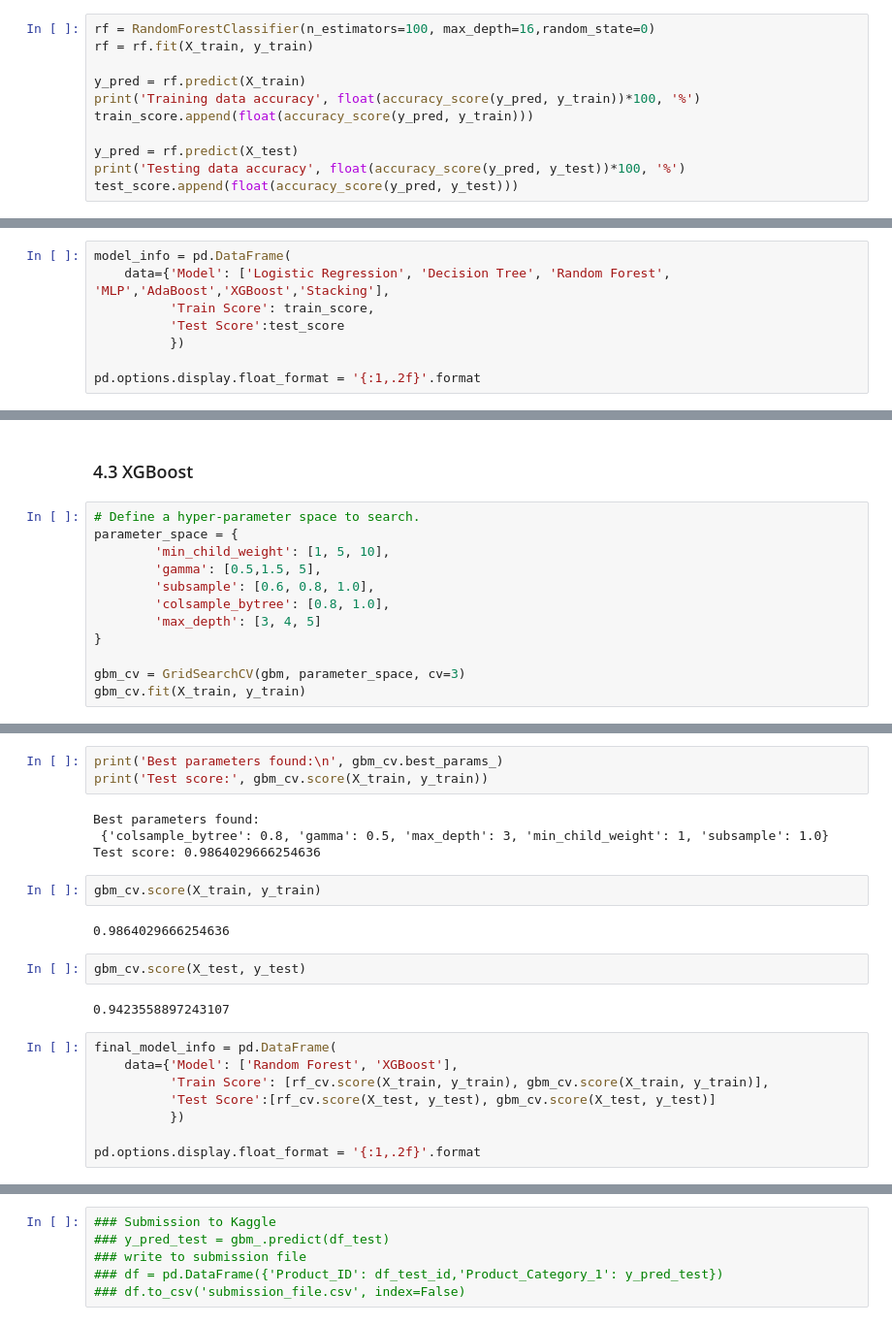
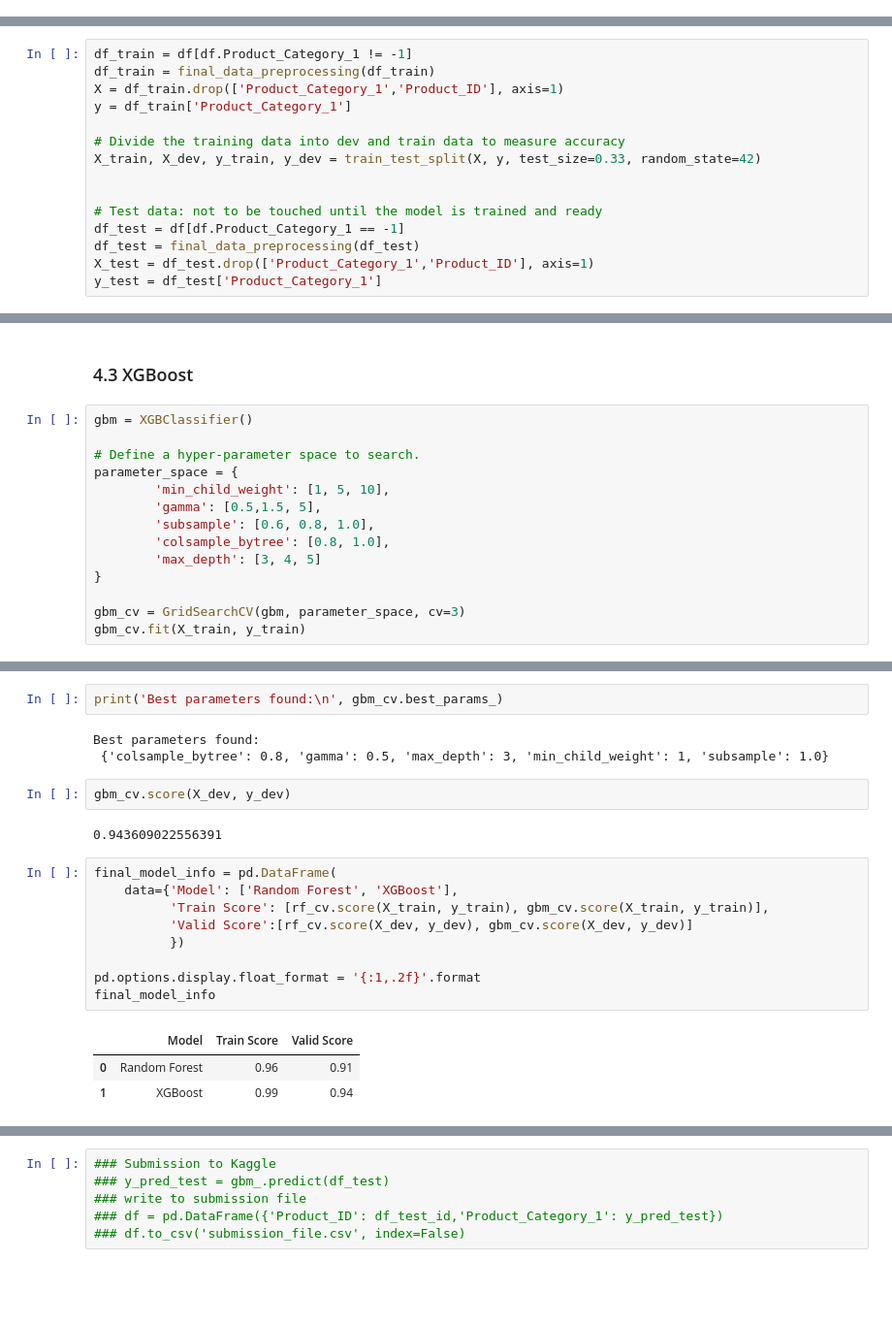
Before and after one commit to hanyuchen/Black-Friday-Product-Category-Prediction, a Jupyter notebook: Black Friday Product Prediction.ipynb, the cells around one changed output, grey strips where cells are left out. Shown at 97% size. Cells and saved outputs as stored; diff of their text form; blank space fills up the shorter version.

```diff
--- a/Black Friday Product Prediction.ipynb
+++ b/Black Friday Product Prediction.ipynb
@@ -393,11 +275,0 @@ plt.show()
-# %%
-rf = RandomForestClassifier(n_estimators=100, max_depth=16,random_state=0)
-rf = rf.fit(X_train, y_train)
-
-y_pred = rf.predict(X_train)
-print('Training data accuracy', float(accuracy_score(y_pred, y_train))*100, '%')
-train_score.append(float(accuracy_score(y_pred, y_train)))
-
-y_pred = rf.predict(X_test)
-print('Testing data accuracy', float(accuracy_score(y_pred, y_test))*100, '%')
-test_score.append(float(accuracy_score(y_pred, y_test)))
@@ -527,8 +275,0 @@ test_score.append(accuracy(stack_train, y_train, stack_test, y_test, clf)[1])
-# %%
-model_info = pd.DataFrame(
-    data={'Model': ['Logistic Regression', 'Decision Tree', 'Random Forest', 'MLP','AdaBoost','XGBoost','Stacking'],
-          'Train Score': train_score,
-          'Test Score':test_score
-          })
-
-pd.options.display.float_format = '{:1,.2f}'.format
@@ -612,0 +325,15 @@ df_test = df_test.drop(['Product_ID','Product_Category_1'], axis=1)
+# %%
+df_train = df[df.Product_Category_1 != -1]
+df_train = final_data_preprocessing(df_train)
+X = df_train.drop(['Product_Category_1','Product_ID'], axis=1)
+y = df_train['Product_Category_1']
+
+# Divide the training data into dev and train data to measure accuracy
+X_train, X_dev, y_train, y_dev = train_test_split(X, y, test_size=0.33, random_state=42)
+
+
+# Test data: not to be touched until the model is trained and ready
+df_test = df[df.Product_Category_1 == -1]
+df_test = final_data_preprocessing(df_test)
+X_test = df_test.drop(['Product_Category_1','Product_ID'], axis=1)
+y_test = df_test['Product_Category_1']
@@ -653,6 +382,8 @@ rf_cv.score(X_test, y_test)
 # %% [markdown]
 ### 4.3 XGBoost
 # %%
+gbm = XGBClassifier()
+
 # Define a hyper-parameter space to search.
 parameter_space = {
         'min_child_weight': [1, 5, 10],
@@ -678,24 +409,23 @@ GridSearchCV(cv=3, error_score='raise-deprecating',
        scoring=None, verbose=0)
 # %%
 print('Best parameters found:\n', gbm_cv.best_params_)
-print('Test score:', gbm_cv.score(X_train, y_train))
 # %% [output]
 Best parameters found:
  {'colsample_bytree': 0.8, 'gamma': 0.5, 'max_depth': 3, 'min_child_weight': 1, 'subsample': 1.0}
-Test score: 0.9864029666254636
 # %%
-gbm_cv.score(X_train, y_train)
+gbm_cv.score(X_dev, y_dev)
 # %% [output]
-0.9864029666254636
+0.943609022556391
-# %%
-gbm_cv.score(X_test, y_test)
-# %% [output]
-0.9423558897243107
 # %%
 final_model_info = pd.DataFrame(
     data={'Model': ['Random Forest', 'XGBoost'],
           'Train Score': [rf_cv.score(X_train, y_train), gbm_cv.score(X_train, y_train)],
-          'Test Score':[rf_cv.score(X_test, y_test), gbm_cv.score(X_test, y_test)]
+          'Valid Score':[rf_cv.score(X_dev, y_dev), gbm_cv.score(X_dev, y_dev)]
           })
 
 pd.options.display.float_format = '{:1,.2f}'.format
+final_model_info
+# %% [output]
+|  | Model | Train Score | Valid Score |
+| 0 | Random Forest | 0.96 | 0.91 |
+| 1 | XGBoost | 0.99 | 0.94 |
```
Also changed, not shown: parts of 54 cells of this notebook, 1 other file.
